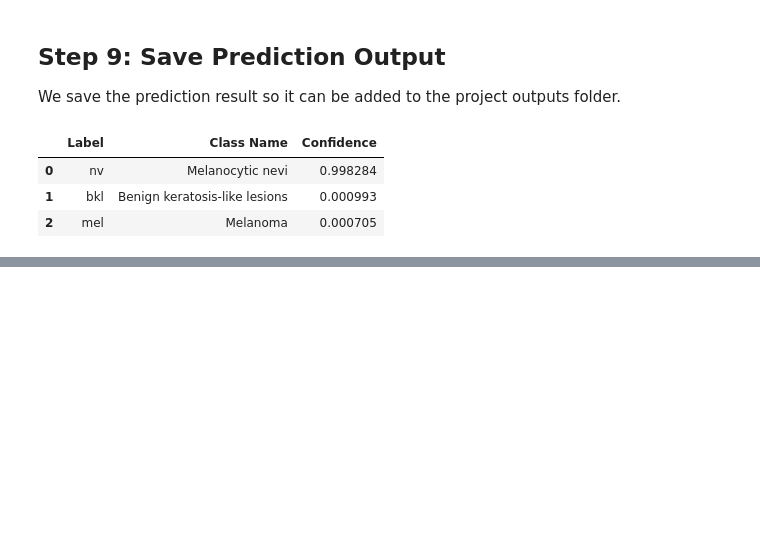
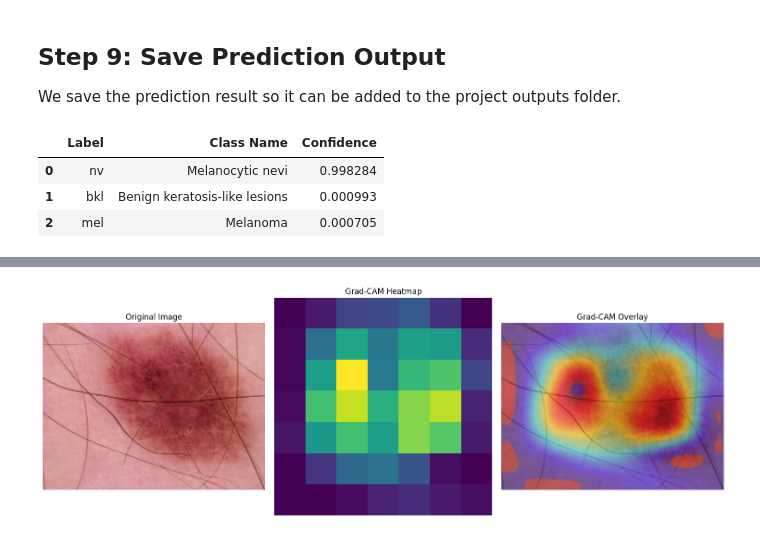
Before and after one commit to rinviriti/AI-ML-Learning-Journey, a Jupyter notebook: 12_capstone_projects/01_SkinGuard_XAI/SkinGuard_XAI_Inference.ipynb, the cells around one changed output, grey strips where cells are left out. Drawn from its saved outputs; the diff is of its cells as text; code cells hidden in the pictures; blank space fills up the shorter version.

```diff
--- a/12_capstone_projects/01_SkinGuard_XAI/SkinGuard_XAI_Inference.ipynb
+++ b/12_capstone_projects/01_SkinGuard_XAI/SkinGuard_XAI_Inference.ipynb
@@ -308,0 +649,31 @@ prediction_df
+# %%
+os.makedirs("outputs", exist_ok=True)
+
+plt.figure(figsize=(15, 5))
+
+plt.subplot(1, 3, 1)
+plt.imshow(original_image)
+plt.title("Original Image")
+plt.axis("off")
+
+plt.subplot(1, 3, 2)
+plt.imshow(heatmap)
+plt.title("Grad-CAM Heatmap")
+plt.axis("off")
+
+plt.subplot(1, 3, 3)
+plt.imshow(overlay_image)
+plt.title("Grad-CAM Overlay")
+plt.axis("off")
+
+plt.tight_layout()
+
+plt.savefig(
+    "outputs/gradcam_result.png",
+    dpi=300,
+    bbox_inches="tight"
+)
+
+plt.show()
+# %% [output]
+[figure, added]
```
Also changed, not shown: parts of 25 cells of this notebook.
